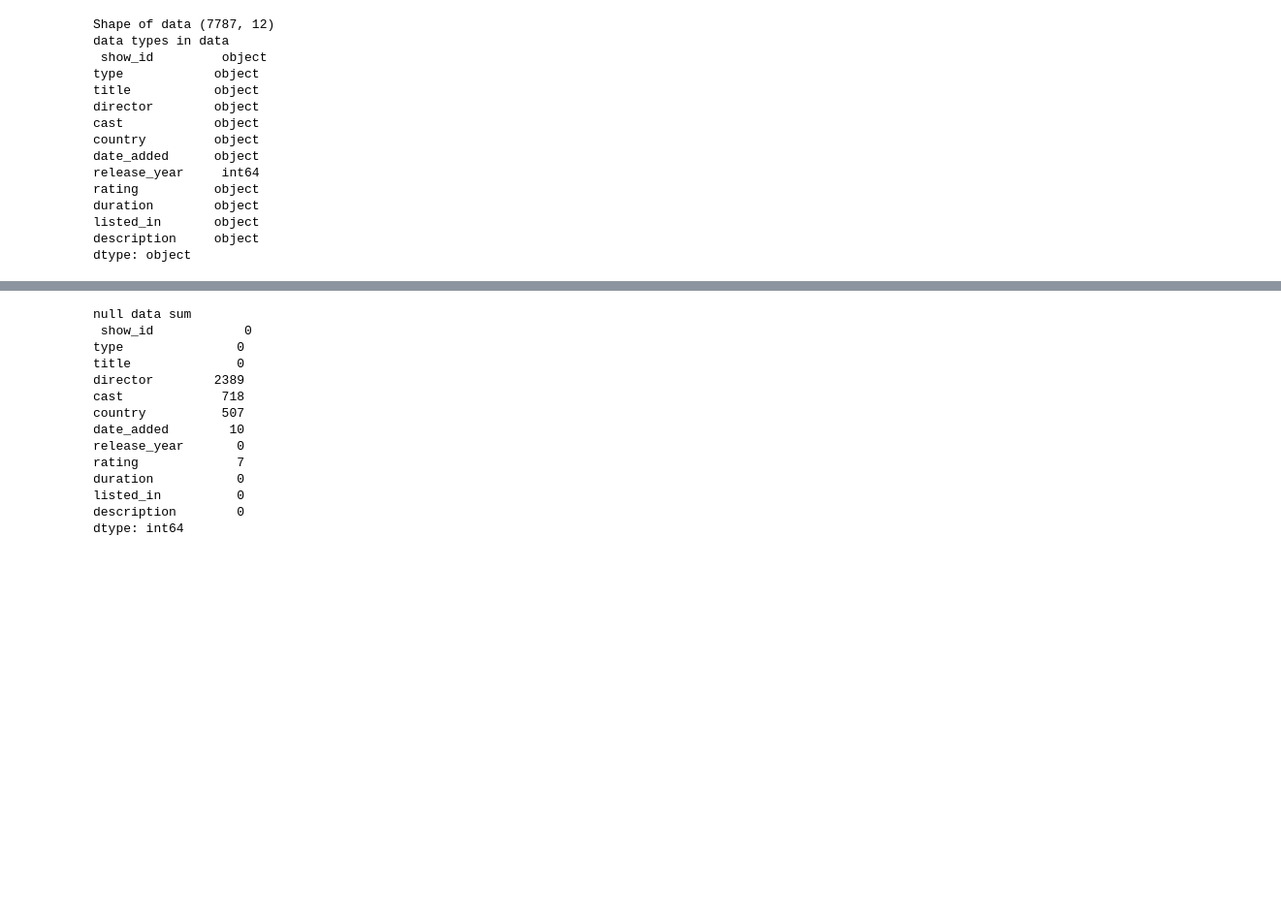
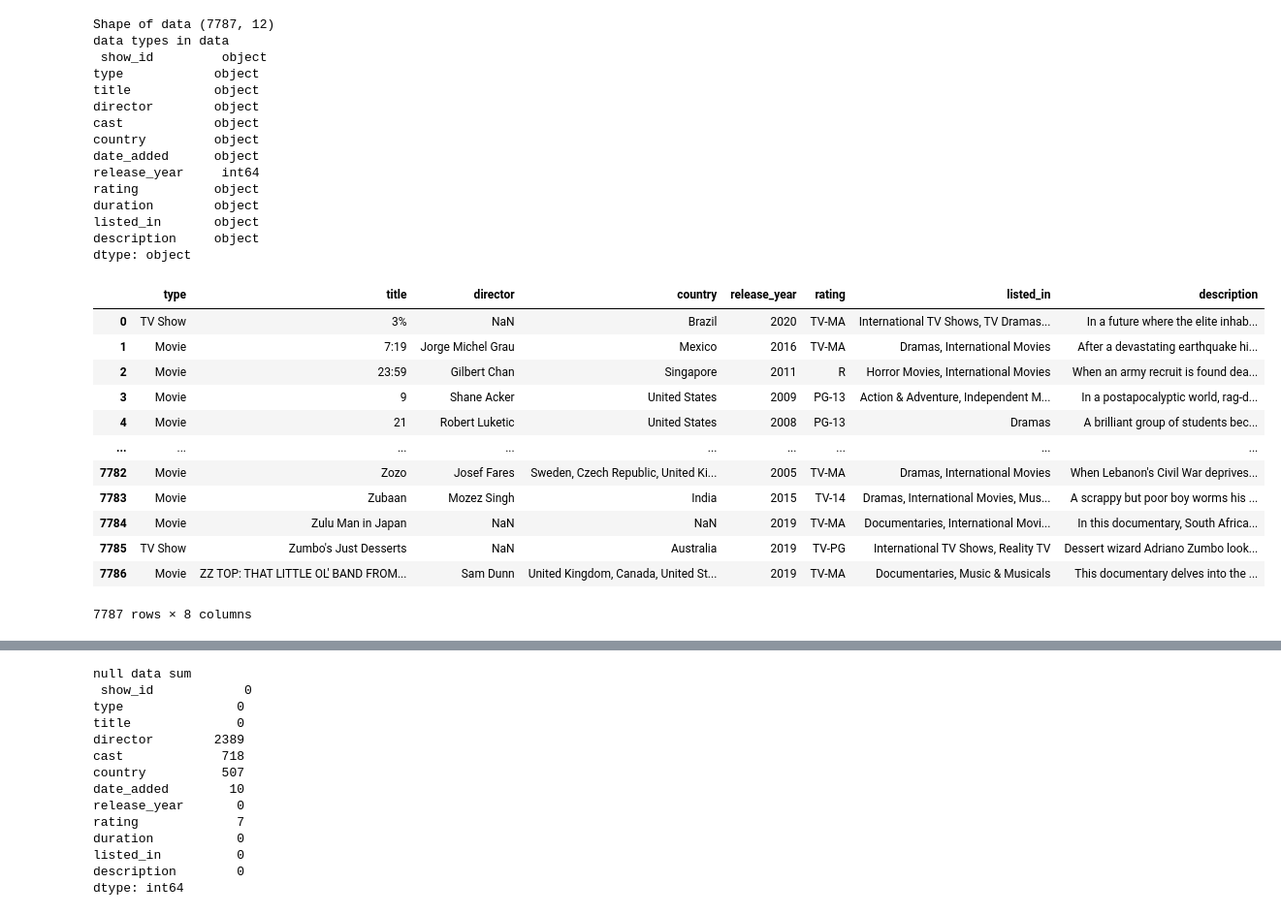
Before and after one commit to sravyagadam/ML_Clustering, a Jupyter notebook: NETFLIX_MOVIES_AND_TV_SHOWS_CLUSTERING.ipynb, the cells around one changed output, grey strips where cells are left out. Shown at 97% size. Drawn from its saved outputs; the diff is of its cells as text; code cells hidden in the pictures; blank space fills up the shorter version.

```diff
--- a/NETFLIX_MOVIES_AND_TV_SHOWS_CLUSTERING.ipynb
+++ b/NETFLIX_MOVIES_AND_TV_SHOWS_CLUSTERING.ipynb
@@ -114,0 +117,16 @@ dtype: object
+# %%
+netflix.drop(columns=['show_id','cast', 'date_added','duration'])
+# %% [output]
+|  | type | title | director | country | release_year | rating | listed_in | description |
+| 0 | TV Show | 3% | NaN | Brazil | 2020 | TV-MA | International TV Shows, TV Dramas... | In a future where the elite inhab... |
+| 1 | Movie | 7:19 | Jorge Michel Grau | Mexico | 2016 | TV-MA | Dramas, International Movies | After a devastating earthquake hi... |
+| 2 | Movie | 23:59 | Gilbert Chan | Singapore | 2011 | R | Horror Movies, International Movies | When an army recruit is found dea... |
+| 3 | Movie | 9 | Shane Acker | United States | 2009 | PG-13 | Action & Adventure, Independent M... | In a postapocalyptic world, rag-d... |
+| 4 | Movie | 21 | Robert Luketic | United States | 2008 | PG-13 | Dramas | A brilliant group of students bec... |
+| ... | ... | ... | ... | ... | ... | ... | ... | ... |
+| 7782 | Movie | Zozo | Josef Fares | Sweden, Czech Republic, United Ki... | 2005 | TV-MA | Dramas, International Movies | When Lebanon's Civil War deprives... |
+| 7783 | Movie | Zubaan | Mozez Singh | India | 2015 | TV-14 | Dramas, International Movies, Mus... | A scrappy but poor boy worms his ... |
+| 7784 | Movie | Zulu Man in Japan | NaN | NaN | 2019 | TV-MA | Documentaries, International Movi... | In this documentary, South Africa... |
+| 7785 | TV Show | Zumbo's Just Desserts | NaN | Australia | 2019 | TV-PG | International TV Shows, Reality TV | Dessert wizard Adriano Zumbo look... |
+| 7786 | Movie | ZZ TOP: THAT LITTLE OL' BAND FROM... | Sam Dunn | United Kingdom, Canada, United St... | 2019 | TV-MA | Documentaries, Music & Musicals | This documentary delves into the ... |
+7787 rows × 8 columns
```
Also changed, not shown: parts of 7 cells of this notebook.
